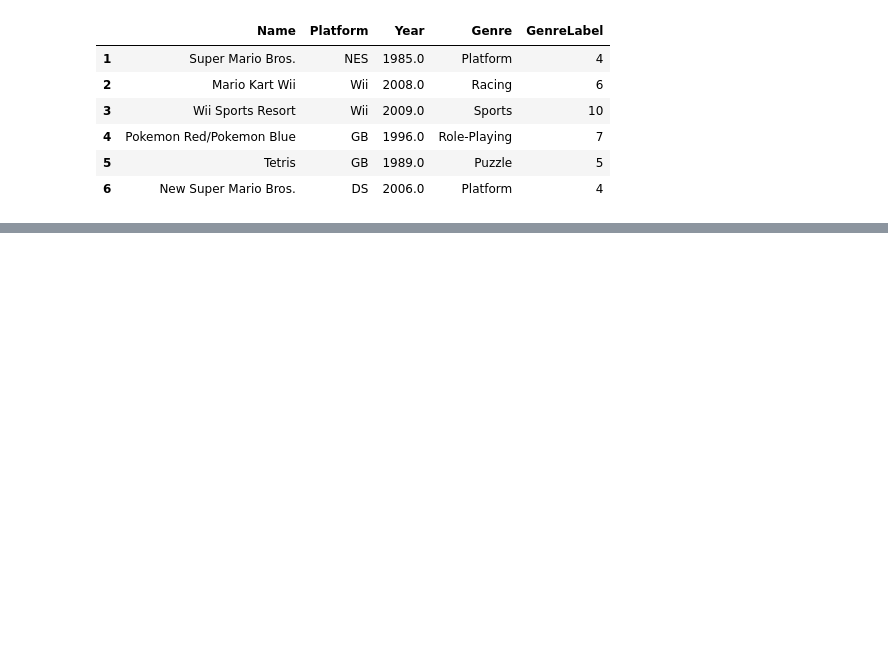
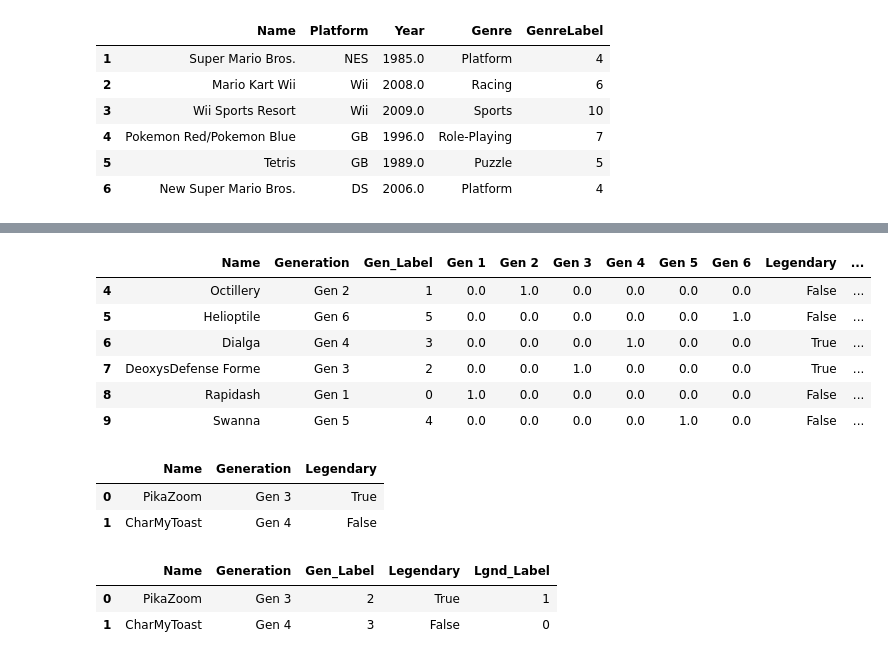
Before and after one commit to Chiva-Zhao/pproject, a Jupyter notebook: 20190911/Feature_Engineering_Categorical.ipynb, the cells around one changed output, grey strips where cells are left out. Drawn from its saved outputs; the diff is of its cells as text; code cells hidden in the pictures; blank space fills up the shorter version.

Commit message:
feature_engineering_categorical data

```diff
--- a/20190911/Feature_Engineering_Categorical.ipynb
+++ b/20190911/Feature_Engineering_Categorical.ipynb
@@ -53,0 +60,4 @@ vg_df[['Name', 'Platform', 'Year', 'Genre', 'GenreLabel']].iloc[1:7]
+# %%
+poke_df = pd.read_csv('datasets/Pokemon.csv', encoding='utf-8')
+poke_df = poke_df.sample(random_state=1, frac=1).reset_index(drop=True)
+np.unique(poke_df.Generation)
@@ -53,0 +66,5 @@ vg_df[['Name', 'Platform', 'Year', 'Genre', 'GenreLabel']].iloc[1:7]
+# %%
+gen_ord_map = {'Gen 1': 1, 'Gen 2': 2, 'Gen 3': 3,
+               'Gen 4': 4, 'Gen 5': 5, 'Gen 6': 6}
+poke_df['GenerationLabel'] = poke_df['Generation'].map(gen_ord_map)
+poke_df[['Name', 'Generation', 'GenerationLabel']].iloc[4:10]
@@ -53,0 +96,12 @@ vg_df[['Name', 'Platform', 'Year', 'Genre', 'GenreLabel']].iloc[1:7]
+# %%
+from sklearn.preprocessing import OneHotEncoder, LabelEncoder
+# transform and map pokemon generations
+gen_le = LabelEncoder()
+gen_labels = gen_le.fit_transform(poke_df['Generation'])
+poke_df['Gen_Label'] = gen_labels
+# transform and map pokemon legendary status
+leg_le = LabelEncoder()
+leg_labels = leg_le.fit_transform(poke_df['Legendary'])
+poke_df['Lgnd_Label'] = leg_labels
+poke_df_sub = poke_df[['Name', 'Generation', 'Gen_Label', 'Legendary', 'Lgnd_Label']]
+poke_df_sub.iloc[4:10]
@@ -53,0 +116,14 @@ vg_df[['Name', 'Platform', 'Year', 'Genre', 'GenreLabel']].iloc[1:7]
+# %%
+# The features Gen_Label and Lgnd_Label now depict the numeric representations of our categorical
+# features. Let’s now apply the one hot encoding scheme on these features using the following code
+# encode generation labels using one-hot encoding scheme
+gen_ohe = OneHotEncoder()
+gen_feature_arr  = gen_ohe.fit_transform(poke_df[['Gen_Label']]).toarray()
+gen_feature_labels = list(gen_le.classes_)
+gen_features = pd.DataFrame(gen_feature_arr, columns=gen_feature_labels)
+
+# encode legendary status labels using one-hot encoding scheme
+leg_ohe = OneHotEncoder()
+leg_feature_arr = leg_ohe.fit_transform(poke_df[['Lgnd_Label']]).toarray()
+leg_feature_labels = ['Legendary_'+str(cls_label) for cls_label in leg_le.classes_]
+leg_features = pd.DataFrame(leg_feature_arr, columns=leg_feature_labels)
@@ -53,0 +137,37 @@ vg_df[['Name', 'Platform', 'Year', 'Genre', 'GenreLabel']].iloc[1:7]
+# %%
+poke_df_ohe = pd.concat([poke_df_sub, gen_features, leg_features], axis=1)
+columns = sum([['Name', 'Generation', 'Gen_Label'],gen_feature_labels,
+              ['Legendary', 'Lgnd_Label'],leg_feature_labels], [])
+poke_df_ohe[columns].iloc[4:10]
+# %% [output]
+|  | Name | Generation | Gen_Label | Gen 1 | Gen 2 | Gen 3 | Gen 4 | Gen 5 | Gen 6 | Legendary | ... |
+| 4 | Octillery | Gen 2 | 1 | 0.0 | 1.0 | 0.0 | 0.0 | 0.0 | 0.0 | False | ... |
+| 5 | Helioptile | Gen 6 | 5 | 0.0 | 0.0 | 0.0 | 0.0 | 0.0 | 1.0 | False | ... |
+| 6 | Dialga | Gen 4 | 3 | 0.0 | 0.0 | 0.0 | 1.0 | 0.0 | 0.0 | True | ... |
+| 7 | DeoxysDefense Forme | Gen 3 | 2 | 0.0 | 0.0 | 1.0 | 0.0 | 0.0 | 0.0 | True | ... |
+| 8 | Rapidash | Gen 1 | 0 | 1.0 | 0.0 | 0.0 | 0.0 | 0.0 | 0.0 | False | ... |
+| 9 | Swanna | Gen 5 | 4 | 0.0 | 0.0 | 0.0 | 0.0 | 1.0 | 0.0 | False | ... |
+# %%
+# we have some new Pokémon data for which we need to engineer the same features before we want to run it by our
+# trained model. We can use the transform(...) function for our LabelEncoder and OneHotEncoder objects,
+# which we have previously constructed to engineer the features from the training data
+new_poke_df = pd.DataFrame([['PikaZoom', 'Gen 3', True],
+                           ['CharMyToast', 'Gen 4', False]],
+                           columns=['Name', 'Generation', 'Legendary'])
+new_poke_df
+# %% [output]
+|  | Name | Generation | Legendary |
+| 0 | PikaZoom | Gen 3 | True |
+| 1 | CharMyToast | Gen 4 | False |
+# %%
+new_gen_labels = gen_le.transform(new_poke_df['Generation'])
+new_poke_df['Gen_Label'] = new_gen_labels
+
+new_leg_labels = leg_le.transform(new_poke_df['Legendary'])
+new_poke_df['Lgnd_Label'] = new_leg_labels
+
+new_poke_df[['Name', 'Generation', 'Gen_Label', 'Legendary', 'Lgnd_Label']]
+# %% [output]
+|  | Name | Generation | Gen_Label | Legendary | Lgnd_Label |
+| 0 | PikaZoom | Gen 3 | 2 | True | 1 |
+| 1 | CharMyToast | Gen 4 | 3 | False | 0 |
```
Also changed, not shown: parts of 20 cells of this notebook.
